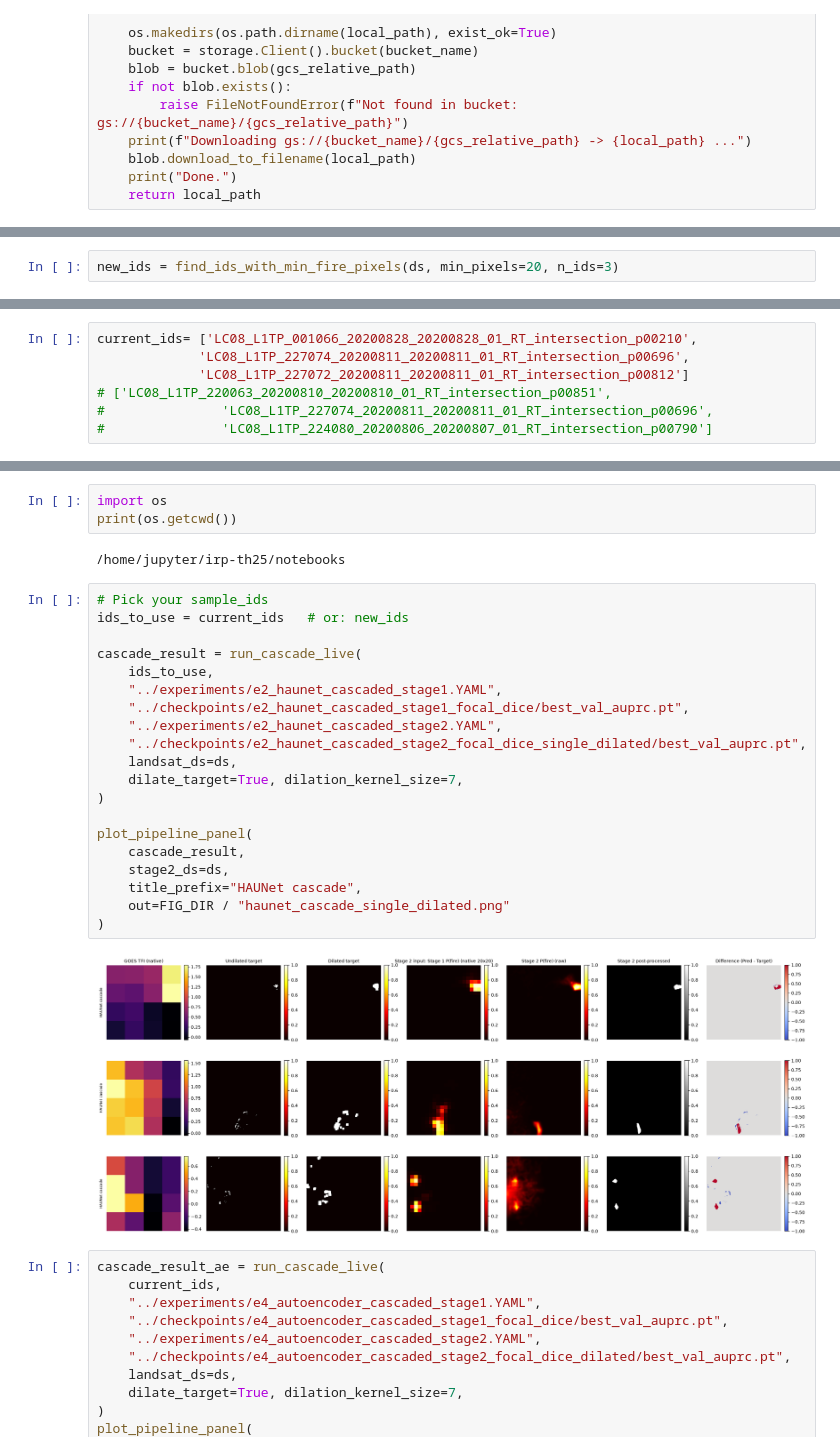
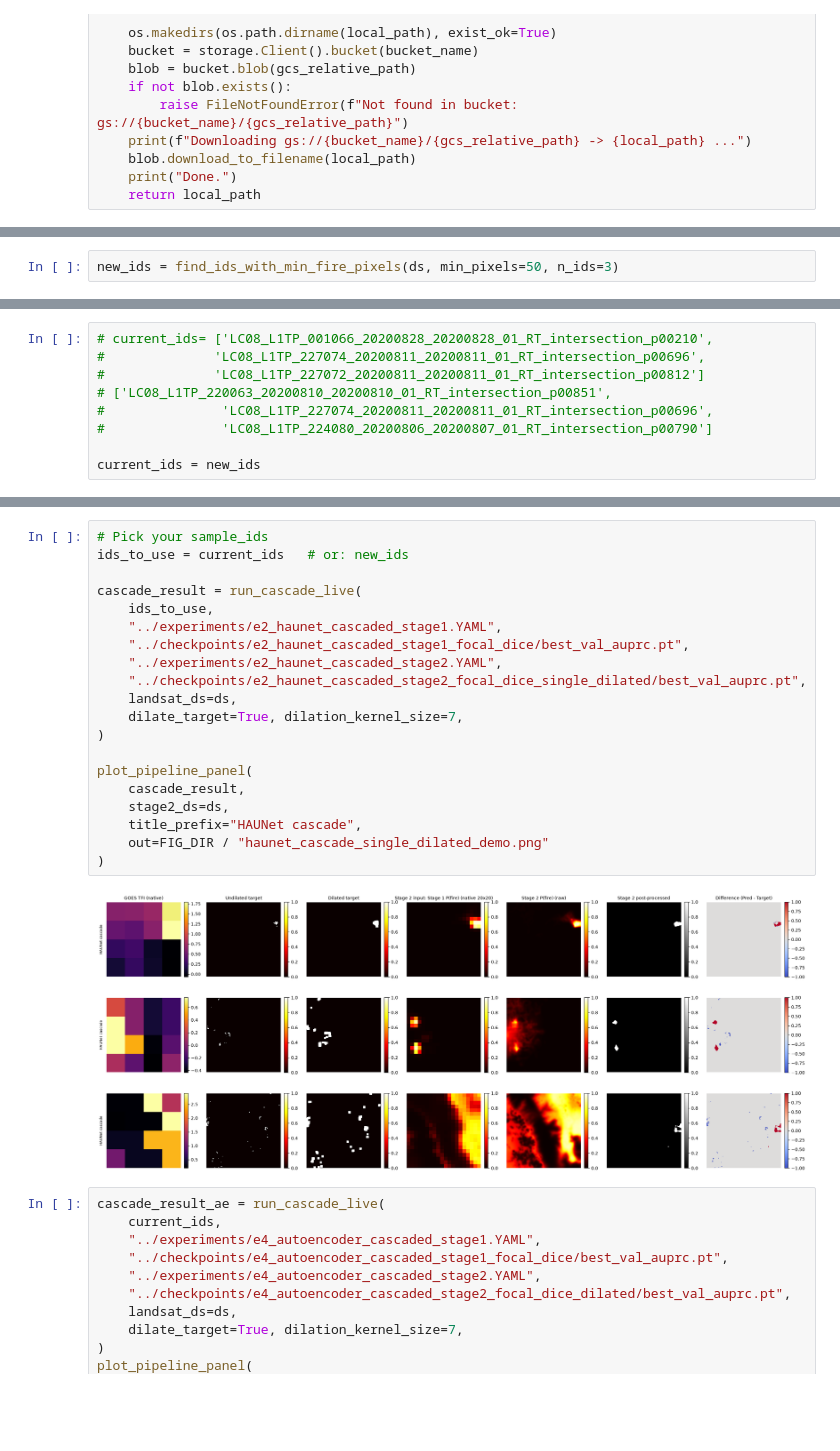
Before and after one commit to ada-th25/irp-th25-azure, a Jupyter notebook: notebooks/explore_results_summary.ipynb, the cells around one changed output, grey strips where cells are left out. Saved outputs shown, nothing was run; the diff lists cells and outputs as text; blank space fills up the shorter version.

```diff
--- a/notebooks/explore_results_summary.ipynb
+++ b/notebooks/explore_results_summary.ipynb
@@ -1811,4 +1817,4 @@ Already present: ../checkpoints/e3_autoencoder_direct_focal_dice_dilated/best_va
 '../checkpoints/e3_autoencoder_direct_focal_dice_dilated/best_val_auprc.pt'
 # %%
-new_ids = find_ids_with_min_fire_pixels(ds, min_pixels=20, n_ids=3)
+new_ids = find_ids_with_min_fire_pixels(ds, min_pixels=50, n_ids=3)
 # %% [output]
@@ -1820,10 +1822,12 @@ Selected IDs (id, active_pixel_count):
 # %%
-current_ids= ['LC08_L1TP_001066_20200828_20200828_01_RT_intersection_p00210',
-             'LC08_L1TP_227074_20200811_20200811_01_RT_intersection_p00696',
-             'LC08_L1TP_227072_20200811_20200811_01_RT_intersection_p00812']
+# current_ids= ['LC08_L1TP_001066_20200828_20200828_01_RT_intersection_p00210',
+#              'LC08_L1TP_227074_20200811_20200811_01_RT_intersection_p00696',
+#              'LC08_L1TP_227072_20200811_20200811_01_RT_intersection_p00812']
 # ['LC08_L1TP_220063_20200810_20200810_01_RT_intersection_p00851',
 #               'LC08_L1TP_227074_20200811_20200811_01_RT_intersection_p00696',
 #               'LC08_L1TP_224080_20200806_20200807_01_RT_intersection_p00790']
+
+current_ids = new_ids
 # %%
 data = load_data_reference(
     config_path="../experiments/e1_haunet_direct.YAML",
@@ -1840,30 +1844,25 @@ plot_input_reference_no_target(data, out=FIG_DIR/"input_reference.png")
-# %%
-import os
-print(os.getcwd())
-# %% [output]
-/home/jupyter/irp-th25/notebooks
 # %%
 # Pick your sample_ids
 ids_to_use = current_ids   # or: new_ids
 
 cascade_result = run_cascade_live(
     ids_to_use,
     "../experiments/e2_haunet_cascaded_stage1.YAML",
     "../checkpoints/e2_haunet_cascaded_stage1_focal_dice/best_val_auprc.pt",
     "../experiments/e2_haunet_cascaded_stage2.YAML",
     "../checkpoints/e2_haunet_cascaded_stage2_focal_dice_single_dilated/best_val_auprc.pt",
     landsat_ds=ds,
     dilate_target=True, dilation_kernel_size=7,
 )
 
 plot_pipeline_panel(
     cascade_result,
     stage2_ds=ds,
     title_prefix="HAUNet cascade",
-    out=FIG_DIR / "haunet_cascade_single_dilated.png"
+    out=FIG_DIR / "haunet_cascade_single_dilated_demo.png"
 )
 # %% [output]
-[figure, old version]
+[figure, new version]
 # %%
 cascade_result_ae = run_cascade_live(
     current_ids,
```
Also changed, not shown: parts of 10 cells of this notebook, 2 other files.
